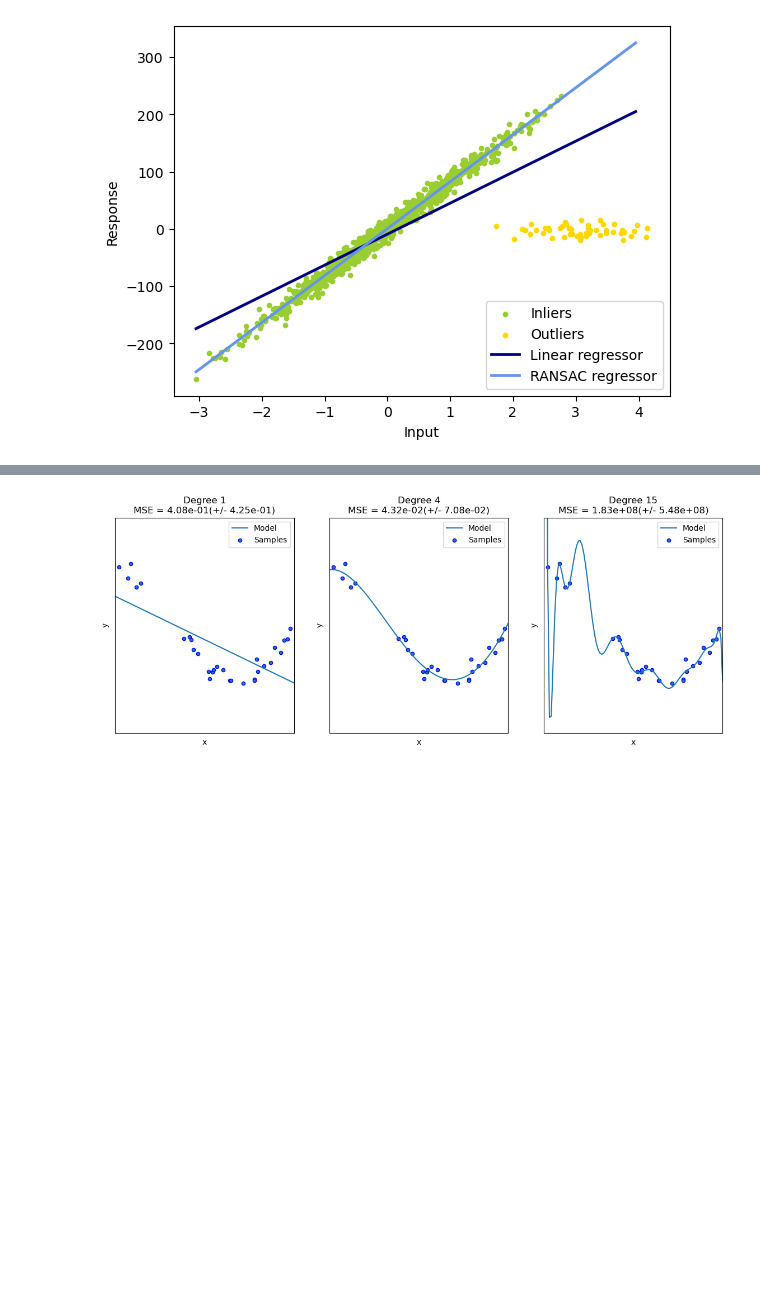
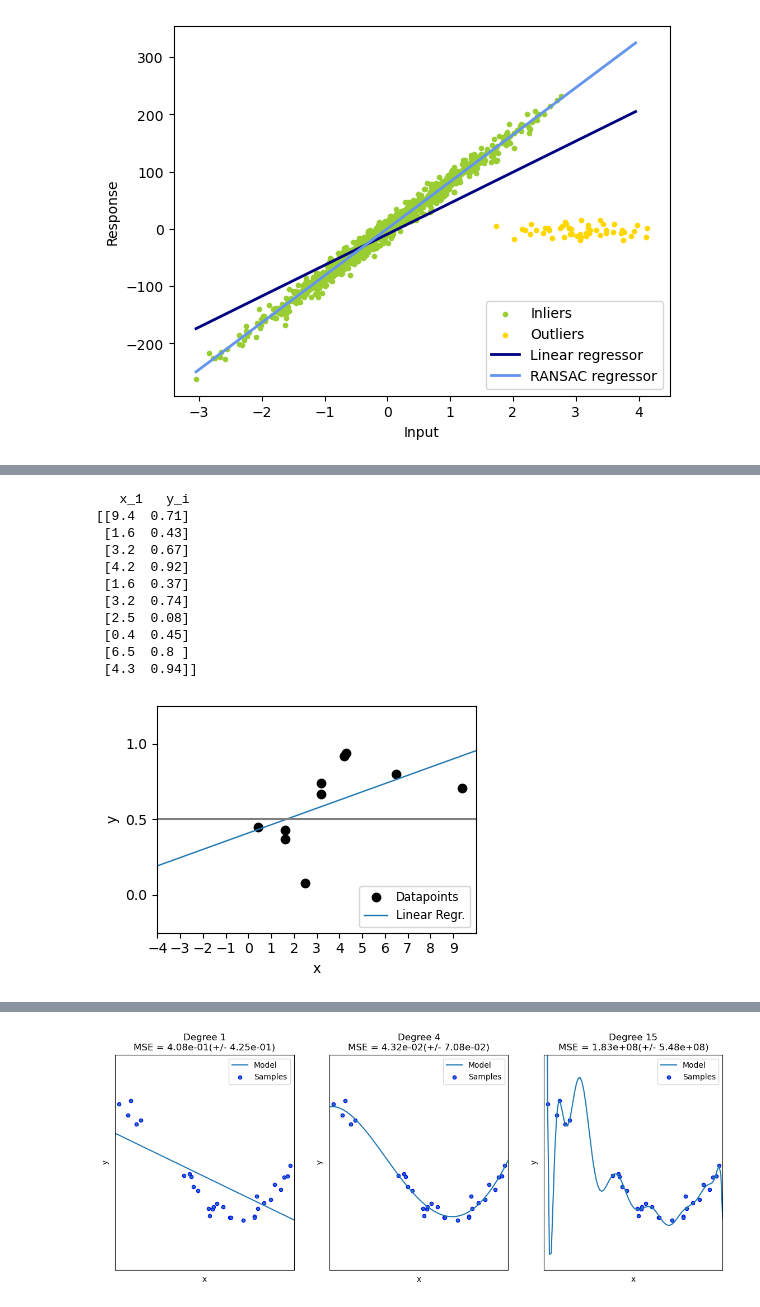
Before and after one commit to yizhi0129/333DA, a Jupyter notebook: Lab1.ipynb, the cells around one changed output, grey strips where cells are left out. Cells and saved outputs as stored; diff of their text form; code cells hidden in the pictures; blank space fills up the shorter version.

```diff
--- a/Lab1.ipynb
+++ b/Lab1.ipynb
@@ -644,0 +670,64 @@ Estimated coefficients (true, linear regression, RANSAC):
+# %%
+# Simple Linear Regression
+import numpy as np
+import matplotlib.pyplot as plt
+
+from sklearn import linear_model
+from scipy.special import expit
+
+import matplotlib.pyplot as plt
+
+from sklearn import linear_model
+from scipy.special import expit
+
+# Just a straight line with some Gaussian noise
+n = 10     # number of samples
+np.random.seed(7)
+X = np.random.normal(size=n)
+y = (X > 0).astype(float)
+y = (y-0.5) * np.random.uniform(0.1, 0.9, (n,)) + 0.5   # imagine a continuous variable (e.g. a probability)
+y = np.ceil(y*100)/100            # simple rounding for better printing
+
+X[X > 0] *= 4
+X += 2.5 + .3 * np.random.normal(size=n)
+
+X = np.ceil(X*10)/10            # simple rounding for better printing
+X = X[:, np.newaxis]
+
+# show (x_i,y_i) pairs
+print('   x_1   y_i')
+print(np.concatenate((X,y.reshape(n,1)), axis=1))
+
+plt.figure(1, figsize=(4, 3))
+plt.scatter(X, y, color='black',)
+
+# Ordinary Linear Regression
+ols = linear_model.LinearRegression()
+ols.fit(X, y)
+
+X_test = np.linspace(-5, 10, 300)
+plt.plot(X_test, ols.coef_ * X_test + ols.intercept_, linewidth=1)
+plt.axhline(.5, color='.5')
+
+plt.ylabel('y')
+plt.xlabel('x')
+plt.xticks(range(-5, 10))
+plt.yticks([0, 0.5, 1])
+plt.ylim(-.25, 1.25)
+plt.xlim(-4, 10)
+plt.legend(('Datapoints','Linear Regr.'),loc="lower right", fontsize='small')
+plt.tight_layout()
+plt.show()
+# %% [output]
+   x_1   y_i
+[[9.4  0.71]
+ [1.6  0.43]
+ [3.2  0.67]
+ [4.2  0.92]
+ [1.6  0.37]
+ [3.2  0.74]
+ [2.5  0.08]
+ [0.4  0.45]
+ [6.5  0.8 ]
+ [4.3  0.94]]
+[figure, added]
```
Also changed, not shown: parts of 29 cells of this notebook.
